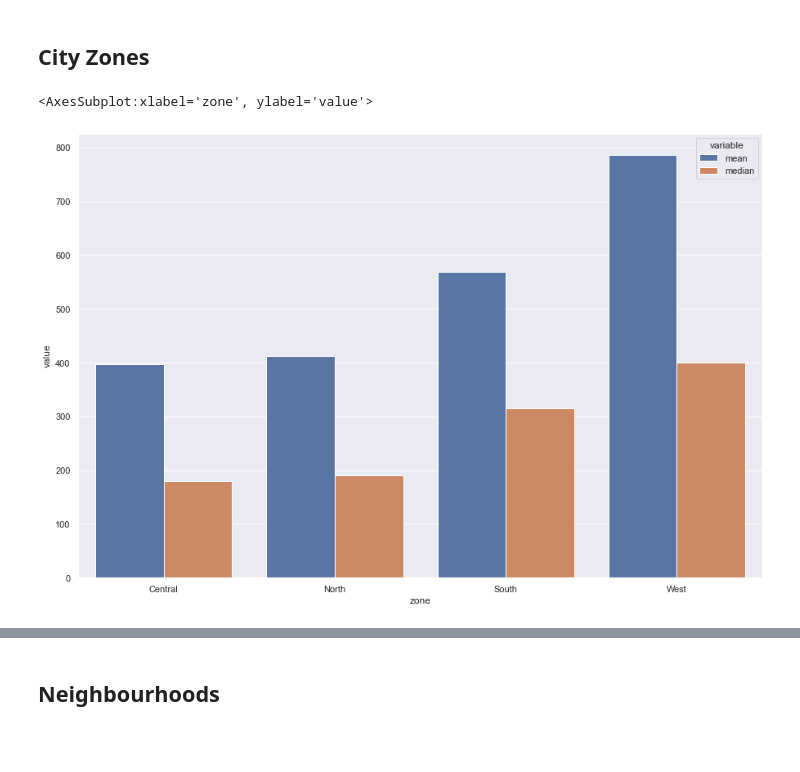
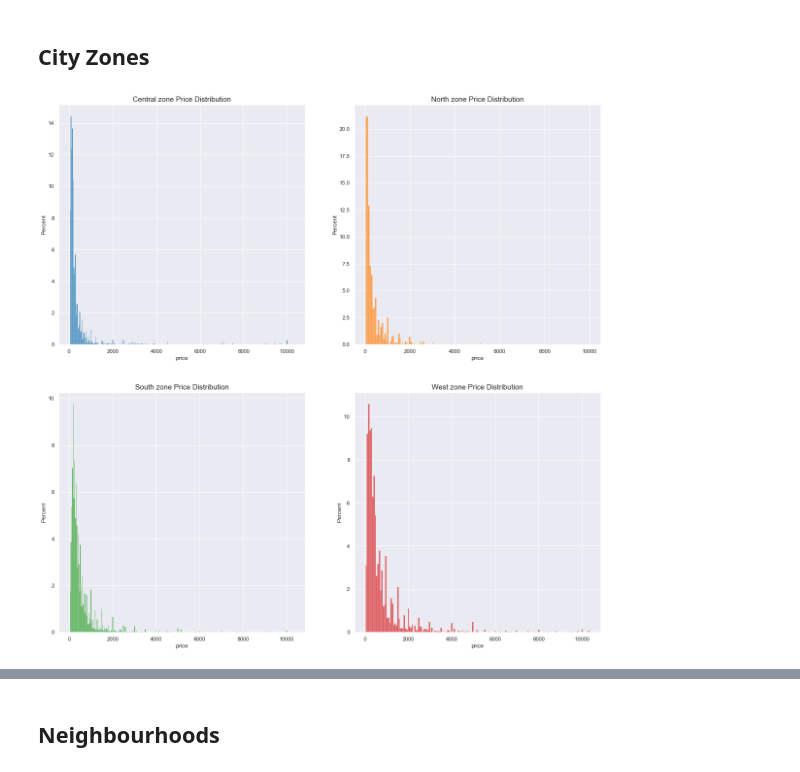
Before and after one commit to bglucca/RioAirBnB, a Jupyter notebook: analysis.ipynb, the cells around one changed output, grey strips where cells are left out. Drawn from its saved outputs; the diff is of its cells as text; code cells hidden in the pictures; blank space fills up the shorter version.

```diff
--- a/analysis.ipynb
+++ b/analysis.ipynb
@@ -630,13 +630,28 @@ df_subset = df_subset[df_subset['price'] <= percentile_dict[0.995]].copy()
 # Where are the cheapest listings?
 # %% [markdown]
 ## City Zones
+# %%
+# Are price distributions different across zones?
+
+fig, axs = plt.subplots(2,2, figsize = (20,20))
+
+axs = axs.flatten()
+
+for i, (zone, color) in enumerate([('Central','tab:blue'),('North','tab:orange'),('South','tab:green'),('West','tab:red')]):
+
+    sns.histplot(data = df_subset.loc[df_subset['zone'] == zone,['price']],
+                    x = 'price',
+                    ax = axs[i],
+                    color = color,
+                    stat = 'percent')
+
+    axs[i].set_title(f'{zone} zone Price Distribution', fontsize = 15)
+
+plt.show()
+# %% [output]
+[figure, added]
 # %%
 # Using median and mean as statistics since distribution is skewed
 agg_zones = df_subset.groupby('zone', as_index = False).agg({'price':['mean','median']})
 # %%
 agg_zones.columns = ['zone','mean','median']
-# %%
-sns.barplot(data = agg_zones.melt(id_vars='zone'), x = 'zone', y = 'value', hue = 'variable')
-# %% [output]
-<AxesSubplot:xlabel='zone', ylabel='value'>
-[figure, removed]
```
Also changed, not shown: parts of 11 cells of this notebook.
